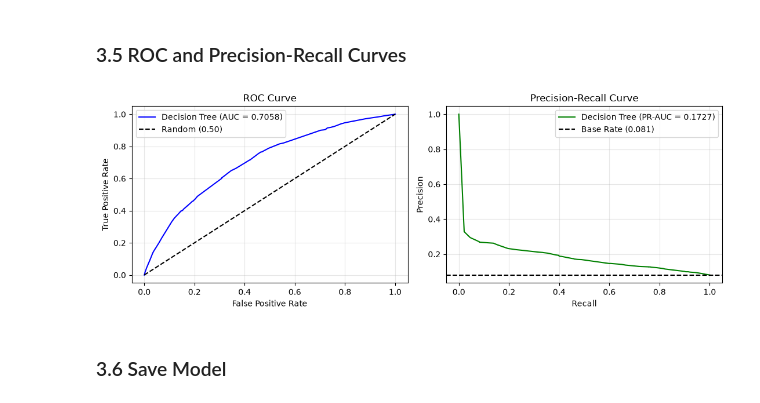
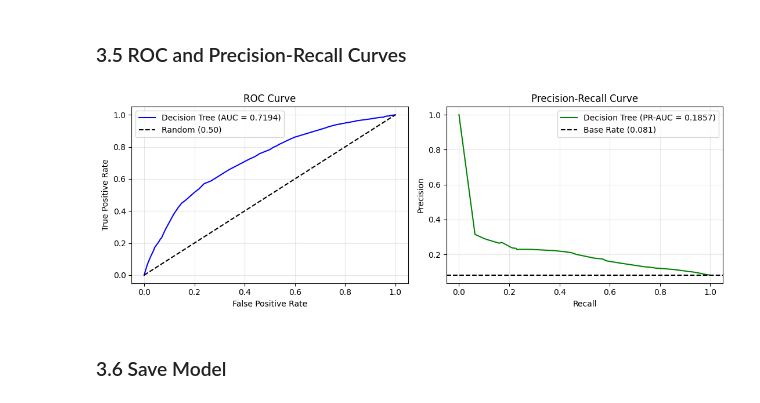
Before and after one commit to Pasiya990/FDM-AutoMobile_Loan_Default_Modelling, a Jupyter notebook: notebooks/decision_tree.ipynb, the cells around one changed output. Drawn from its saved outputs; the diff is of its cells as text; code cells hidden in the pictures.

Commit message:
Run Decision Tree through the shared pipeline with 5-fold CV

```diff
--- a/notebooks/decision_tree.ipynb
+++ b/notebooks/decision_tree.ipynb
@@ -67,4 +84,8 @@ We set `max_depth=6` and `class_weight='balanced'`.
 # %%
-dt_model, train_time = train_decision_tree(X_train_proc, y_train_proc, max_depth=6, min_samples_leaf=20)
-print(f"Trained in {train_time:.2f} seconds.")
+import time
+
+dt_model = build_decision_tree_pipeline()
+start = time.time()
+dt_model.fit(X_train, y_train)
+print(f"Trained in {time.time() - start:.2f} seconds.")
 # %% [output]
@@ -107,37 +129,37 @@ Missed Defaults (FN):      778  | Caught Defaults (TP): 1191
 # %% [markdown]
 ### 3.5 ROC and Precision-Recall Curves
 # %%
-y_proba = dt_model.predict_proba(X_test_proc)[:, 1]
+y_proba = dt_model.predict_proba(X_test)[:, 1]
 
-fpr, tpr, _ = roc_curve(y_test_proc, y_proba)
-precision_vals, recall_vals, _ = precision_recall_curve(y_test_proc, y_proba)
+fpr, tpr, _ = roc_curve(y_test, y_proba)
+precision_vals, recall_vals, _ = precision_recall_curve(y_test, y_proba)
 
 fig, axes = plt.subplots(1, 2, figsize=(11, 4))
 
 # ROC Curve
 axes[0].plot(fpr, tpr, label=f"Decision Tree (AUC = {metrics['roc_auc']})", color="blue")
 axes[0].plot([0, 1], [0, 1], "k--", label="Random (0.50)")
 axes[0].set_title("ROC Curve")
 axes[0].set_xlabel("False Positive Rate")
 axes[0].set_ylabel("True Positive Rate")
 axes[0].legend()
 axes[0].grid(True, alpha=0.3)
 
 # Precision-Recall Curve
 axes[1].plot(recall_vals, precision_vals, label=f"Decision Tree (PR-AUC = {metrics['pr_auc']})", color="green")
-axes[1].axhline(y=y_test_proc.mean(), color="k", linestyle="--", label=f"Base Rate ({y_test_proc.mean():.3f})")
+axes[1].axhline(y=y_test.mean(), color="k", linestyle="--", label=f"Base Rate ({y_test.mean():.3f})")
 axes[1].set_title("Precision-Recall Curve")
 axes[1].set_xlabel("Recall")
 axes[1].set_ylabel("Precision")
 axes[1].legend()
 axes[1].grid(True, alpha=0.3)
 
 plt.tight_layout()
 figures_dir = "experiments/figures" if os.path.exists("experiments/figures") else "../experiments/figures"
 plt.savefig(os.path.join(figures_dir, "05_decision_tree_roc_pr.png"), dpi=100, bbox_inches="tight")
 plt.show()
 # %% [output]
-[figure, old version]
+[figure, new version]
 # %% [markdown]
 ### 3.6 Save Model
 # %%
```
Also changed, not shown: parts of 10 cells of this notebook, 6 other files.
